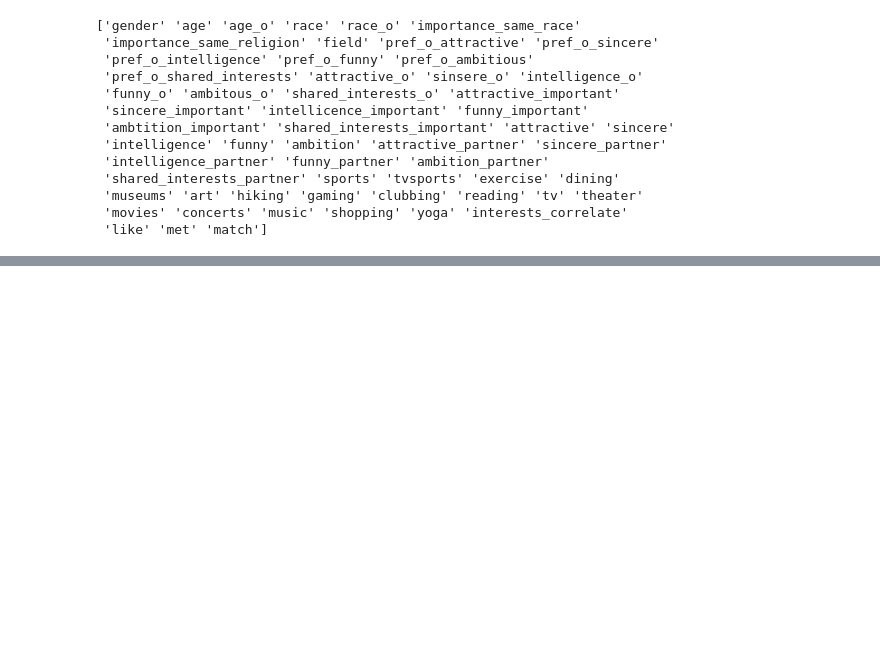
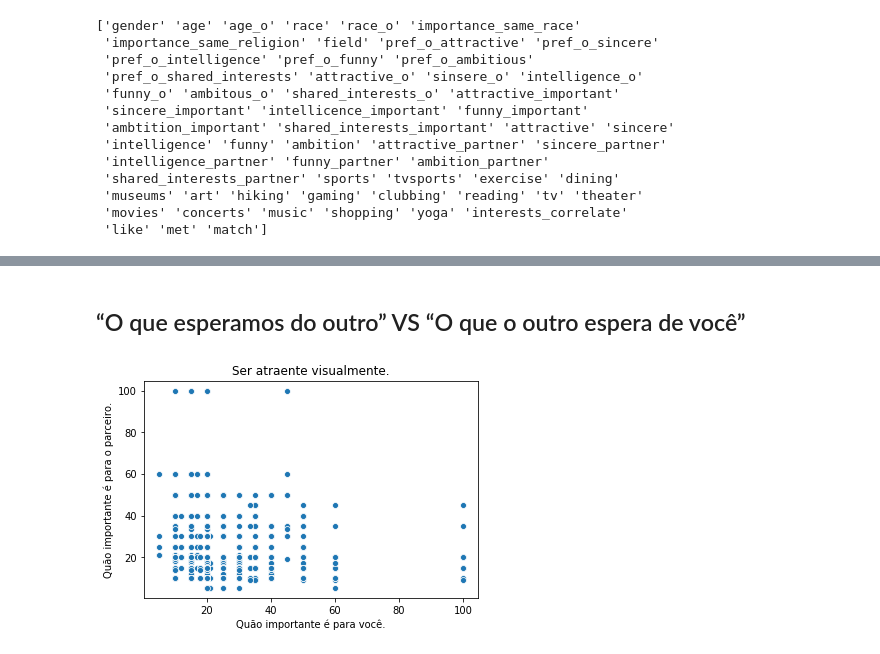
Before and after one commit to beatrizbernardino/P3_datascience, a Jupyter notebook: Untitled.ipynb, the cells around one changed output, grey strips where cells are left out. Saved outputs shown, nothing was run; the diff lists cells and outputs as text; code cells hidden in the pictures; blank space fills up the shorter version.

```diff
--- a/Untitled.ipynb
+++ b/Untitled.ipynb
@@ -74,0 +104,13 @@ Name: age, Length: 1048, dtype: int64
+# %% [markdown]
+## “O que esperamos do outro” VS “O que o outro espera de você”
+# %%
+partnere_attractive = data.pref_o_attractive.astype(float)
+you_attractive = data.attractive_important.astype(float)
+
+sns.scatterplot(you_attractive,partnere_attractive)
+plt.title('Ser atraente visualmente.')
+plt.xlabel('Quão importante é para você.')
+plt.ylabel('Quão importante é para o parceiro.')
+plt.show()
+# %% [output]
+[figure, added]
```
Also changed, not shown: parts of 30 cells of this notebook.
